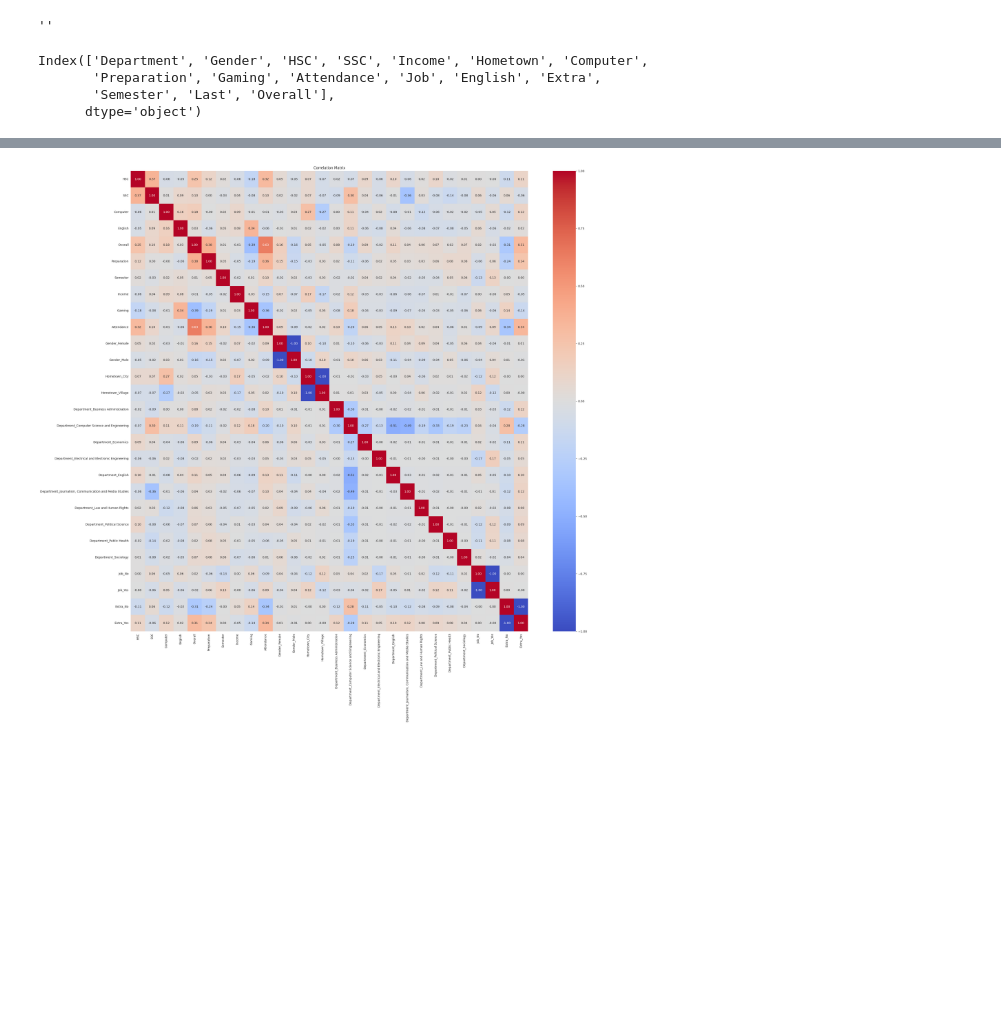
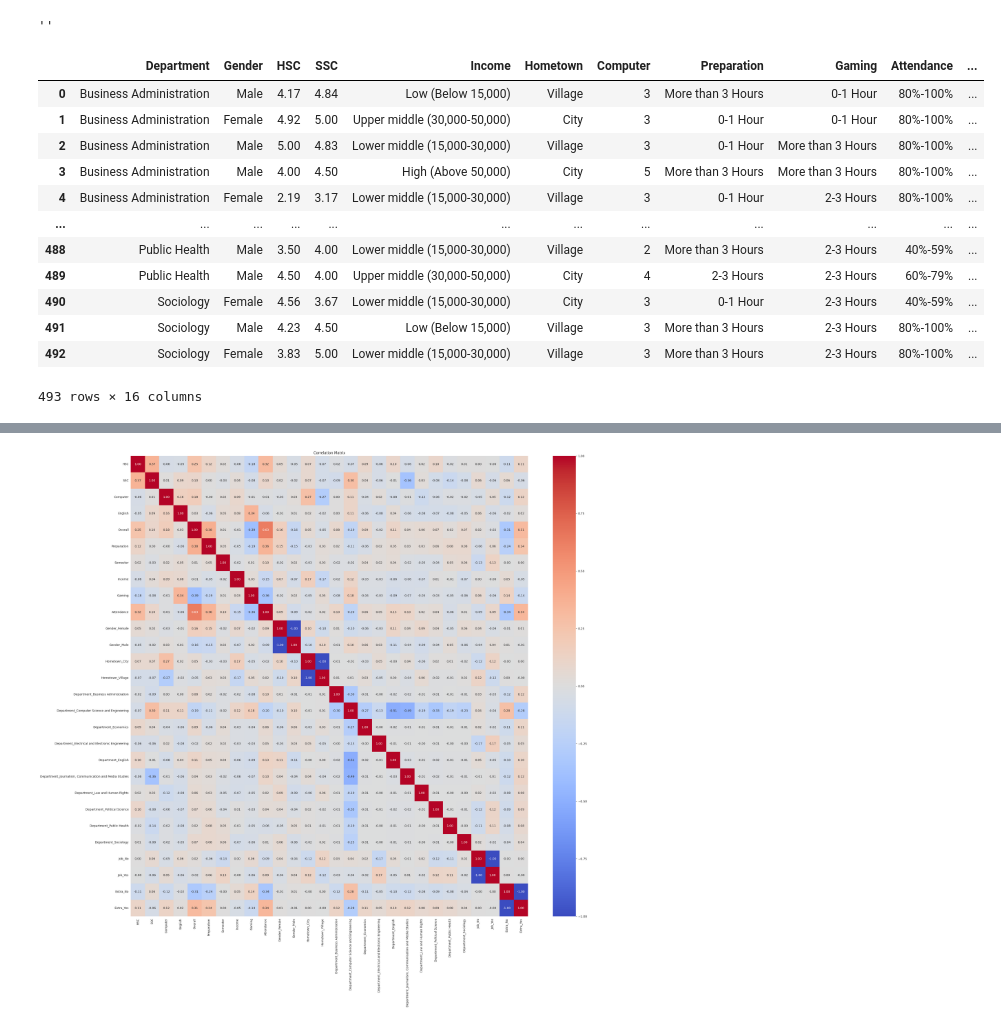
Before and after one commit to leyas-official/CS461_Project, a Jupyter notebook: preprocessing.ipynb, the cells around one changed output, grey strips where cells are left out. Drawn from its saved outputs; the diff is of its cells as text; code cells hidden in the pictures; blank space fills up the shorter version.

```diff
--- a/preprocessing.ipynb
+++ b/preprocessing.ipynb
@@ -10,15 +10,24 @@
 # %%
 import pandas as pd
 import matplotlib.pyplot as plt
 import seaborn as sns
 
 
 df = pd.read_csv('dataset/ResearchInformation3.csv')
-print(df.columns)
+df
 # %% [output]
+|  | Department | Gender | HSC | SSC | Income | Hometown | Computer | Preparation | Gaming | Attendance | ... |
+| 0 | Business Administration | Male | 4.17 | 4.84 | Low (Below 15,000) | Village | 3 | More than 3 Hours | 0-1 Hour | 80%-100% | ... |
+| 1 | Business Administration | Female | 4.92 | 5.00 | Upper middle (30,000-50,000) | City | 3 | 0-1 Hour | 0-1 Hour | 80%-100% | ... |
+| 2 | Business Administration | Male | 5.00 | 4.83 | Lower middle (15,000-30,000) | Village | 3 | 0-1 Hour | More than 3 Hours | 80%-100% | ... |
+| 3 | Business Administration | Male | 4.00 | 4.50 | High (Above 50,000) | City | 5 | More than 3 Hours | More than 3 Hours | 80%-100% | ... |
+| 4 | Business Administration | Female | 2.19 | 3.17 | Lower middle (15,000-30,000) | Village | 3 | 0-1 Hour | 2-3 Hours | 80%-100% | ... |
+| ... | ... | ... | ... | ... | ... | ... | ... | ... | ... | ... | ... |
+| 488 | Public Health | Male | 3.50 | 4.00 | Lower middle (15,000-30,000) | Village | 2 | More than 3 Hours | 2-3 Hours | 40%-59% | ... |
+| 489 | Public Health | Male | 4.50 | 4.00 | Upper middle (30,000-50,000) | City | 4 | 2-3 Hours | 2-3 Hours | 60%-79% | ... |
+| 490 | Sociology | Female | 4.56 | 3.67 | Lower middle (15,000-30,000) | City | 3 | 0-1 Hour | 2-3 Hours | 40%-59% | ... |
+| 491 | Sociology | Male | 4.23 | 4.50 | Low (Below 15,000) | Village | 3 | More than 3 Hours | 2-3 Hours | 80%-100% | ... |
+| 492 | Sociology | Female | 3.83 | 5.00 | Lower middle (15,000-30,000) | Village | 3 | More than 3 Hours | 2-3 Hours | 80%-100% | ... |
-Index(['Department', 'Gender', 'HSC', 'SSC', 'Income', 'Hometown', 'Computer',
-       'Preparation', 'Gaming', 'Attendance', 'Job', 'English', 'Extra',
-       'Semester', 'Last', 'Overall'],
-      dtype='object')
+493 rows × 16 columns
 # %%
 df.drop(['Last'], axis=1, inplace=True)
```
Also changed, not shown: parts of 4 cells of this notebook.
